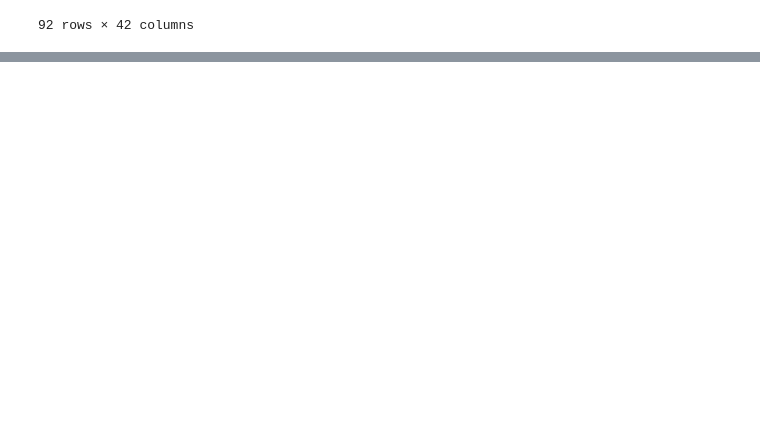
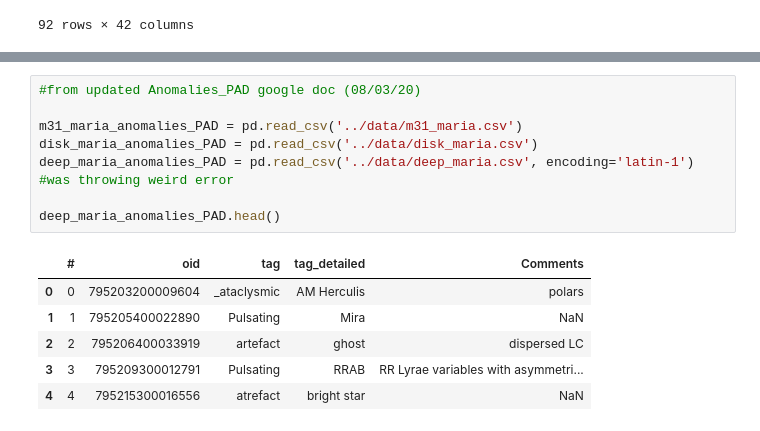
Before and after one commit to snad-space/zwad, a Jupyter notebook: notebooks/make_anomalies_tables.ipynb, the cells around one changed output, grey strips where cells are left out. Drawn from its saved outputs; the diff is of its cells as text; blank space fills up the shorter version.

```diff
--- a/notebooks/make_anomalies_tables.ipynb
+++ b/notebooks/make_anomalies_tables.ipynb
@@ -168,0 +213,15 @@ deep_anom #remember to set 'oid' in file and format cells -> number
+# %%
+#from updated Anomalies_PAD google doc (08/03/20)
+
+m31_maria_anomalies_PAD = pd.read_csv('../data/m31_maria.csv')
+disk_maria_anomalies_PAD = pd.read_csv('../data/disk_maria.csv')
+deep_maria_anomalies_PAD = pd.read_csv('../data/deep_maria.csv', encoding='latin-1') #was throwing weird error
+
+deep_maria_anomalies_PAD.head()
+# %% [output]
+|  | # | oid | tag | tag_detailed | Comments |
+| 0 | 0 | 795203200009604 | _ataclysmic | AM Herculis | polars |
+| 1 | 1 | 795205400022890 | Pulsating | Mira | NaN |
+| 2 | 2 | 795206400033919 | artefact | ghost | dispersed LC |
+| 3 | 3 | 795209300012791 | Pulsating | RRAB | RR Lyrae variables with asymmetri... |
+| 4 | 4 | 795215300016556 | atrefact | bright star | NaN |
```
Also changed, not shown: parts of 6 cells of this notebook, 11 other files.
